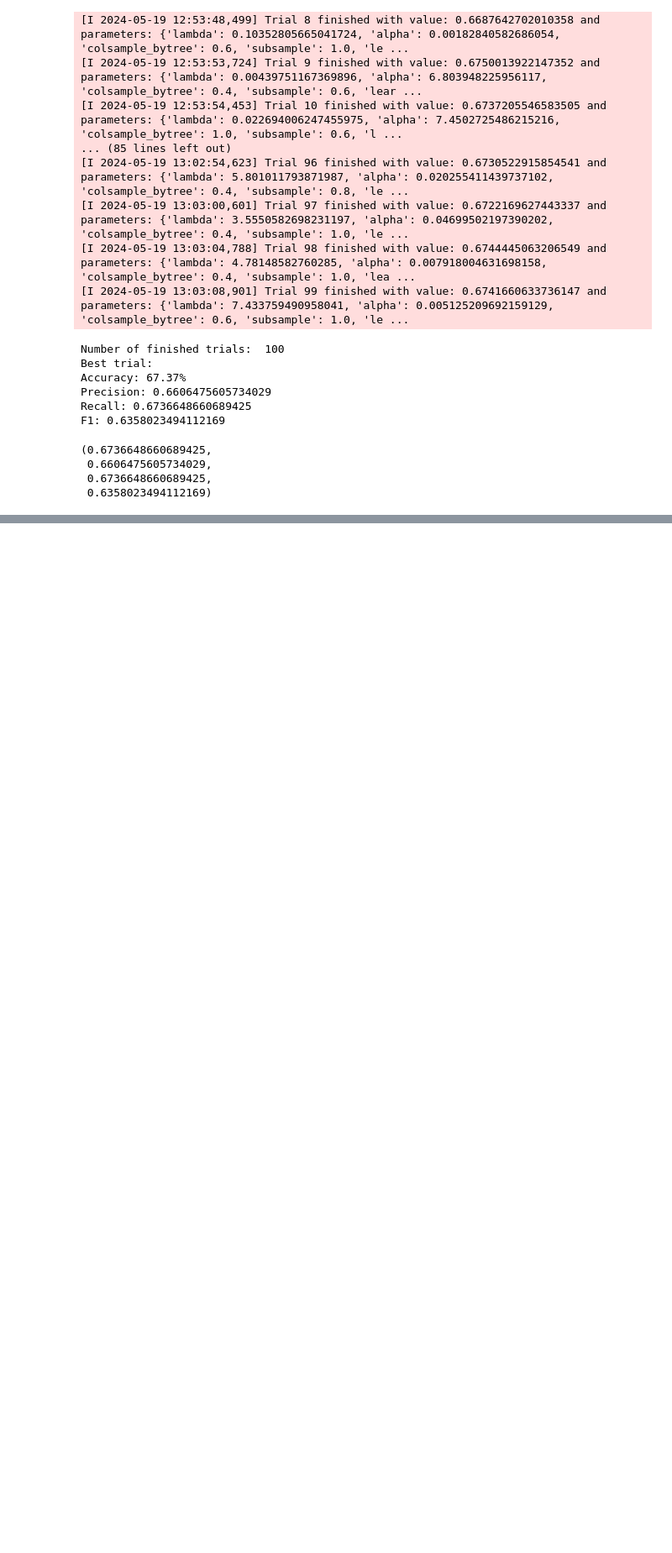
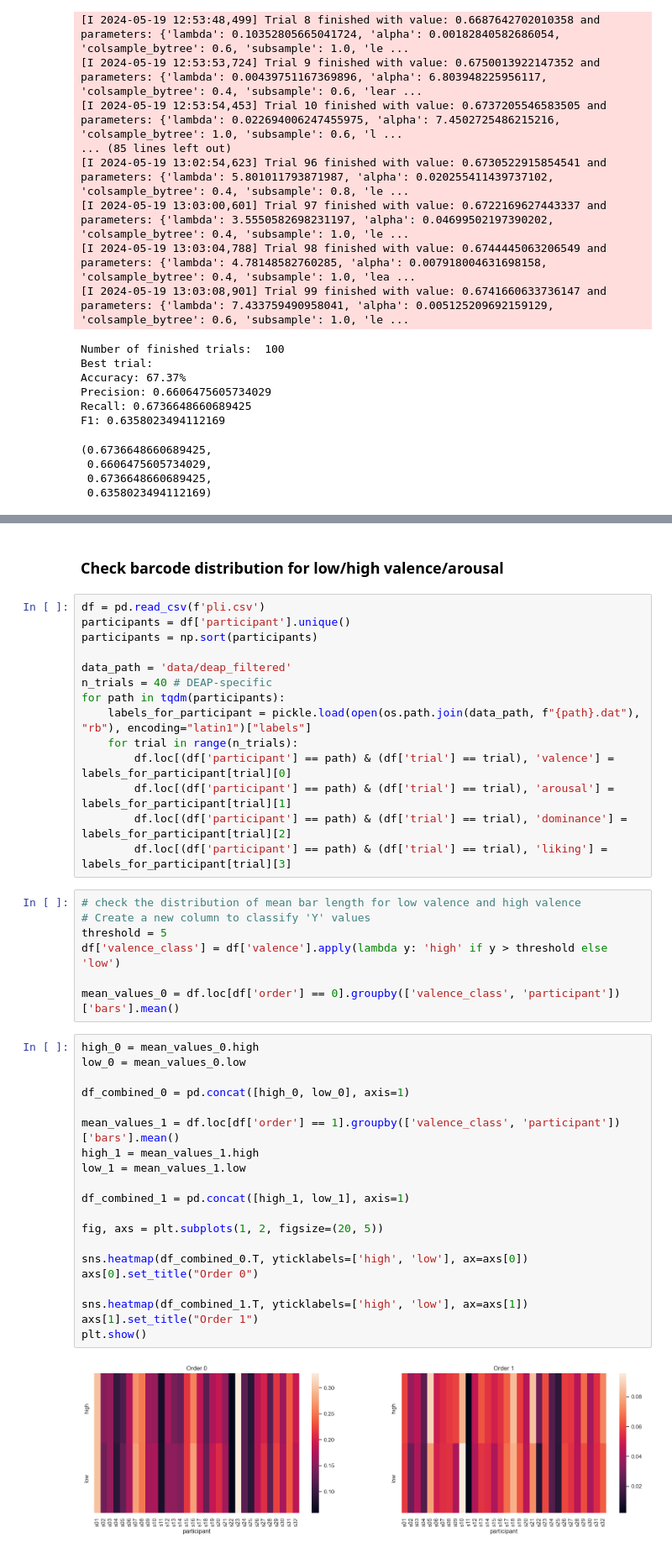
Before and after one commit to h1de0us/mer-eeg-analysis, a Jupyter notebook: tabular.ipynb, the cells around one changed output, grey strips where cells are left out. Shown at 84% size. Drawn from its saved outputs; the diff is of its cells as text; blank space fills up the shorter version.

Commit message:
Plot some statistical data

```diff
--- a/tabular.ipynb
+++ b/tabular.ipynb
@@ -828,0 +950,45 @@ F1: 0.6358023494112169
+# %% [markdown]
+### Check barcode distribution for low/high valence/arousal
+# %%
+df = pd.read_csv(f'pli.csv')
+participants = df['participant'].unique()
+participants = np.sort(participants)
+
+data_path = 'data/deap_filtered'
+n_trials = 40 # DEAP-specific
+for path in tqdm(participants):
+    labels_for_participant = pickle.load(open(os.path.join(data_path, f"{path}.dat"), "rb"), encoding="latin1")["labels"]
+    for trial in range(n_trials):
+        df.loc[(df['participant'] == path) & (df['trial'] == trial), 'valence'] = labels_for_participant[trial][0]
+        df.loc[(df['participant'] == path) & (df['trial'] == trial), 'arousal'] = labels_for_participant[trial][1]
+        df.loc[(df['participant'] == path) & (df['trial'] == trial), 'dominance'] = labels_for_participant[trial][2]
+        df.loc[(df['participant'] == path) & (df['trial'] == trial), 'liking'] = labels_for_participant[trial][3]
+# %%
+# check the distribution of mean bar length for low valence and high valence
+# Create a new column to classify 'Y' values
+threshold = 5
+df['valence_class'] = df['valence'].apply(lambda y: 'high' if y > threshold else 'low')
+
+mean_values_0 = df.loc[df['order'] == 0].groupby(['valence_class', 'participant'])['bars'].mean()
+# %%
+high_0 = mean_values_0.high
+low_0 = mean_values_0.low
+
+df_combined_0 = pd.concat([high_0, low_0], axis=1)
+
+mean_values_1 = df.loc[df['order'] == 1].groupby(['valence_class', 'participant'])['bars'].mean()
+high_1 = mean_values_1.high
+low_1 = mean_values_1.low
+
+df_combined_1 = pd.concat([high_1, low_1], axis=1)
+
+fig, axs = plt.subplots(1, 2, figsize=(20, 5))
+
+sns.heatmap(df_combined_0.T, yticklabels=['high', 'low'], ax=axs[0])
+axs[0].set_title("Order 0")
+
+sns.heatmap(df_combined_1.T, yticklabels=['high', 'low'], ax=axs[1])
+axs[1].set_title("Order 1")
+plt.show()
+# %% [output]
+[figure, added]
```
Also changed, not shown: parts of 6 cells of this notebook.
